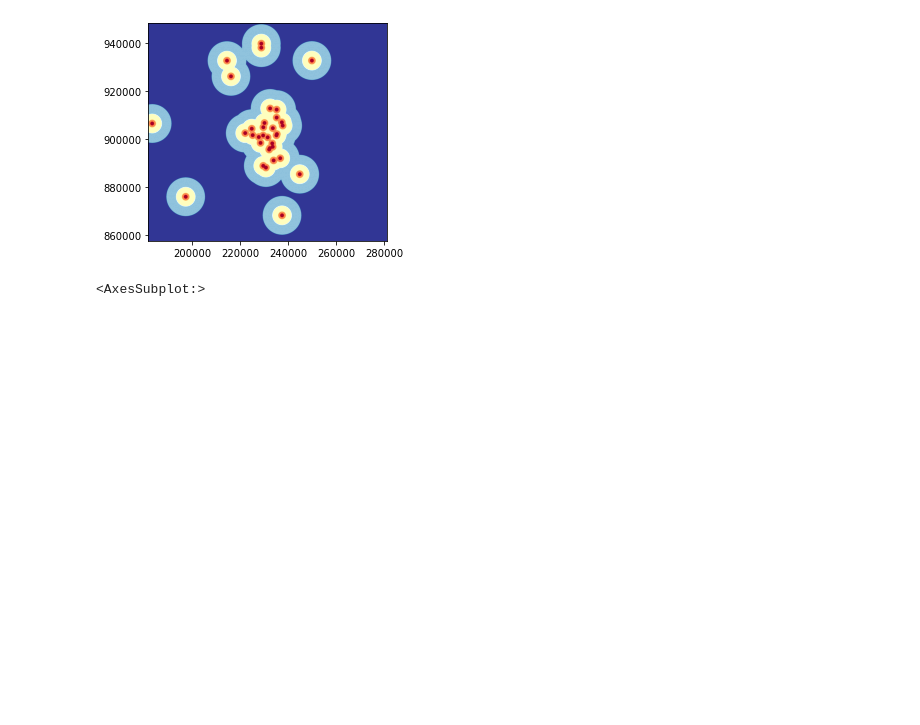
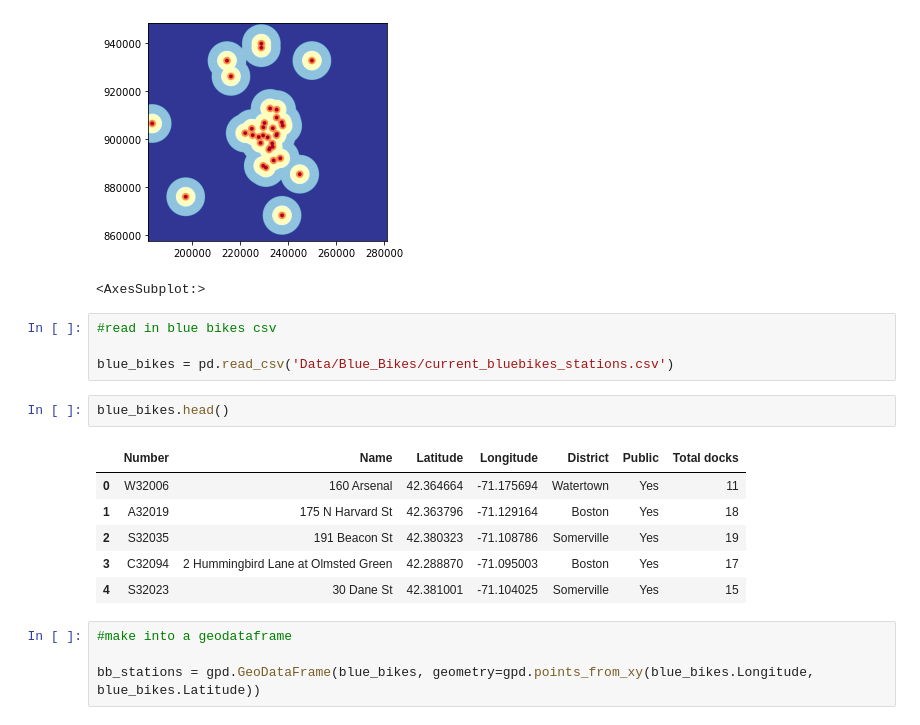
Before and after one commit to gingerleib/outdoor-recreation, a Jupyter notebook: Outdoor_Rec_Analysis.ipynb, the cells around one changed output. Cells and saved outputs as stored; diff of their text form; blank space fills up the shorter version.

```diff
--- a/Outdoor_Rec_Analysis.ipynb
+++ b/Outdoor_Rec_Analysis.ipynb
@@ -545,3 +545,20 @@ show(reclass_pools, transform=transform_tree, cmap='RdYlBu_r')
 # %% [output]
 [figure]
 <AxesSubplot:>
+# %%
+#read in blue bikes csv
+
+blue_bikes = pd.read_csv('Data/Blue_Bikes/current_bluebikes_stations.csv')
+# %%
+blue_bikes.head()
+# %% [output]
+|  | Number | Name | Latitude | Longitude | District | Public | Total docks |
+| 0 | W32006 | 160 Arsenal | 42.364664 | -71.175694 | Watertown | Yes | 11 |
+| 1 | A32019 | 175 N Harvard St | 42.363796 | -71.129164 | Boston | Yes | 18 |
+| 2 | S32035 | 191 Beacon St | 42.380323 | -71.108786 | Somerville | Yes | 19 |
+| 3 | C32094 | 2 Hummingbird Lane at Olmsted Green | 42.288870 | -71.095003 | Boston | Yes | 17 |
+| 4 | S32023 | 30 Dane St | 42.381001 | -71.104025 | Somerville | Yes | 15 |
+# %%
+#make into a geodataframe
+
+bb_stations = gpd.GeoDataFrame(blue_bikes, geometry=gpd.points_from_xy(blue_bikes.Longitude, blue_bikes.Latitude))
```
Also changed, not shown: parts of 2 cells of this notebook, 1 other file.
